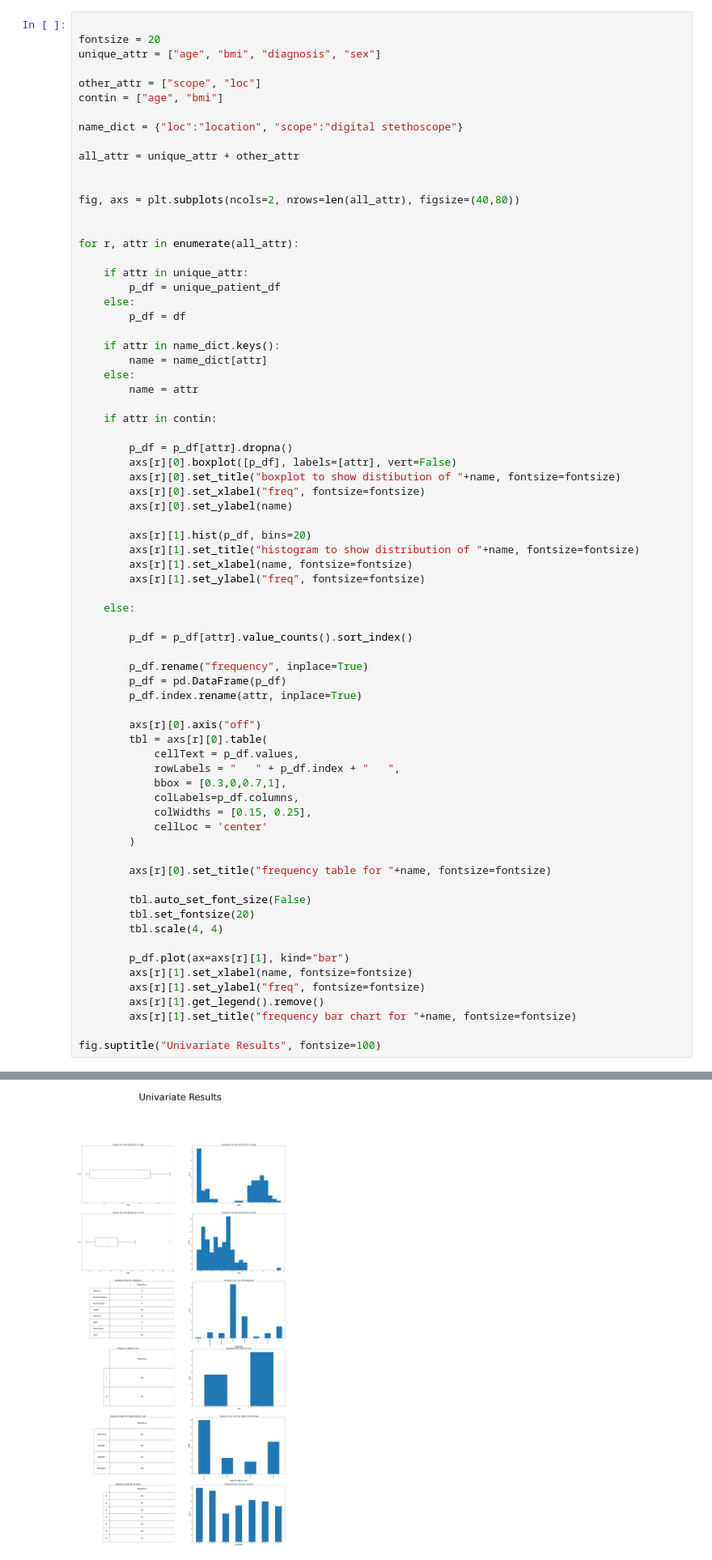
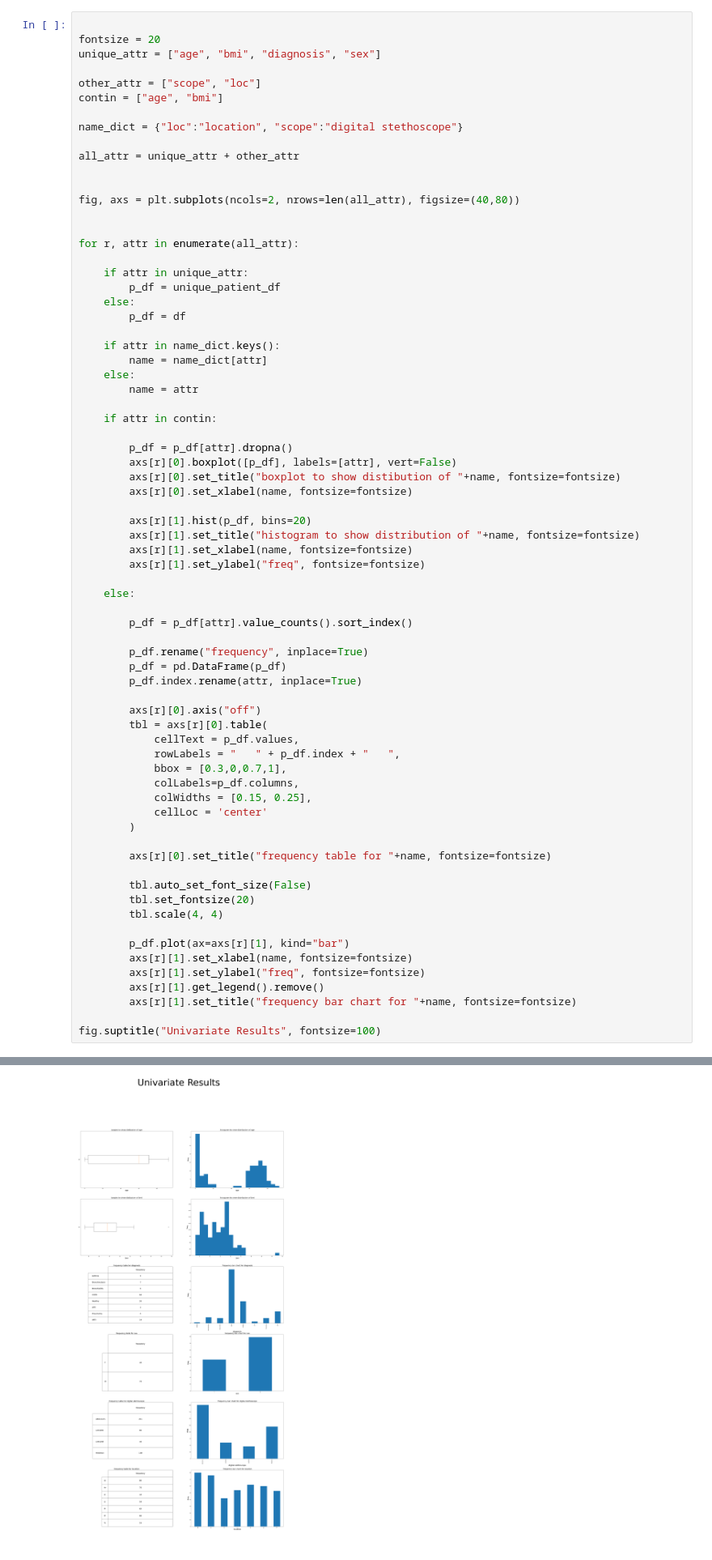
Before and after one commit to anishredz25/Senti-tech-assessment-Nov-2020, a Jupyter notebook: Senti-Tech Assessment.ipynb, the cells around one changed output, grey strips where cells are left out. Shown at 81% size. Saved outputs shown, nothing was run; the diff lists cells and outputs as text.

```diff
--- a/Senti-Tech Assessment.ipynb
+++ b/Senti-Tech Assessment.ipynb
@@ -149,8 +149,7 @@ for r, attr in enumerate(all_attr):
         p_df = p_df[attr].dropna()
         axs[r][0].boxplot([p_df], labels=[attr], vert=False)
         axs[r][0].set_title("boxplot to show distibution of "+name, fontsize=fontsize)
-        axs[r][0].set_xlabel("freq", fontsize=fontsize)
-        axs[r][0].set_ylabel(name)
+        axs[r][0].set_xlabel(name, fontsize=fontsize)
 
         axs[r][1].hist(p_df, bins=20)
         axs[r][1].set_title("histogram to show distribution of "+name, fontsize=fontsize)
@@ -163,34 +162,34 @@ for r, attr in enumerate(all_attr):
 
         p_df.rename("frequency", inplace=True)
         p_df = pd.DataFrame(p_df)
         p_df.index.rename(attr, inplace=True)
 
         axs[r][0].axis("off")
         tbl = axs[r][0].table(
             cellText = p_df.values,
             rowLabels = "   " + p_df.index + "   ",
             bbox = [0.3,0,0.7,1],
             colLabels=p_df.columns,
             colWidths = [0.15, 0.25],
             cellLoc = 'center'
         )
 
         axs[r][0].set_title("frequency table for "+name, fontsize=fontsize)
 
         tbl.auto_set_font_size(False)
         tbl.set_fontsize(20)
         tbl.scale(4, 4)
 
         p_df.plot(ax=axs[r][1], kind="bar")
         axs[r][1].set_xlabel(name, fontsize=fontsize)
         axs[r][1].set_ylabel("freq", fontsize=fontsize)
         axs[r][1].get_legend().remove()
         axs[r][1].set_title("frequency bar chart for "+name, fontsize=fontsize)
 
 fig.suptitle("Univariate Results", fontsize=100)
 # %% [output]
 Text(0.5, 0.98, 'Univariate Results')
-[figure, old version]
+[figure, new version]
 # %%
 #frequency table for each pt_num
 #number of occurrances of pt_num corresponds to tests done
```
Also changed, not shown: parts of 8 cells of this notebook.
